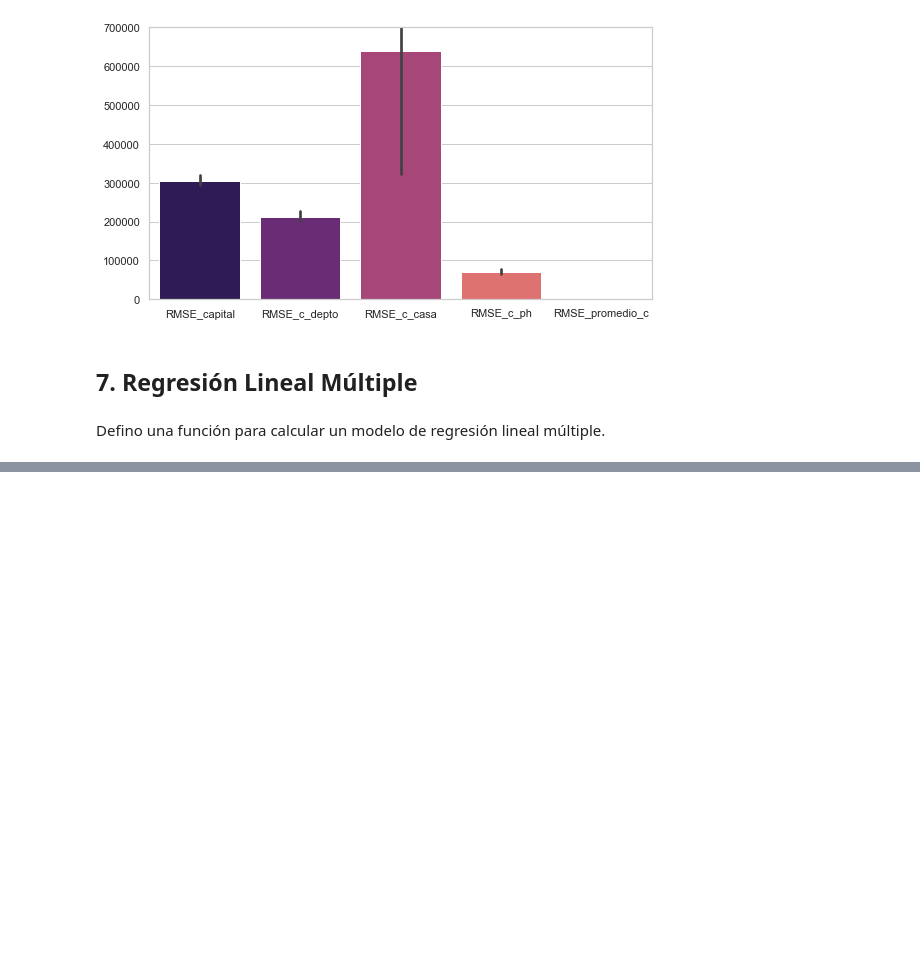
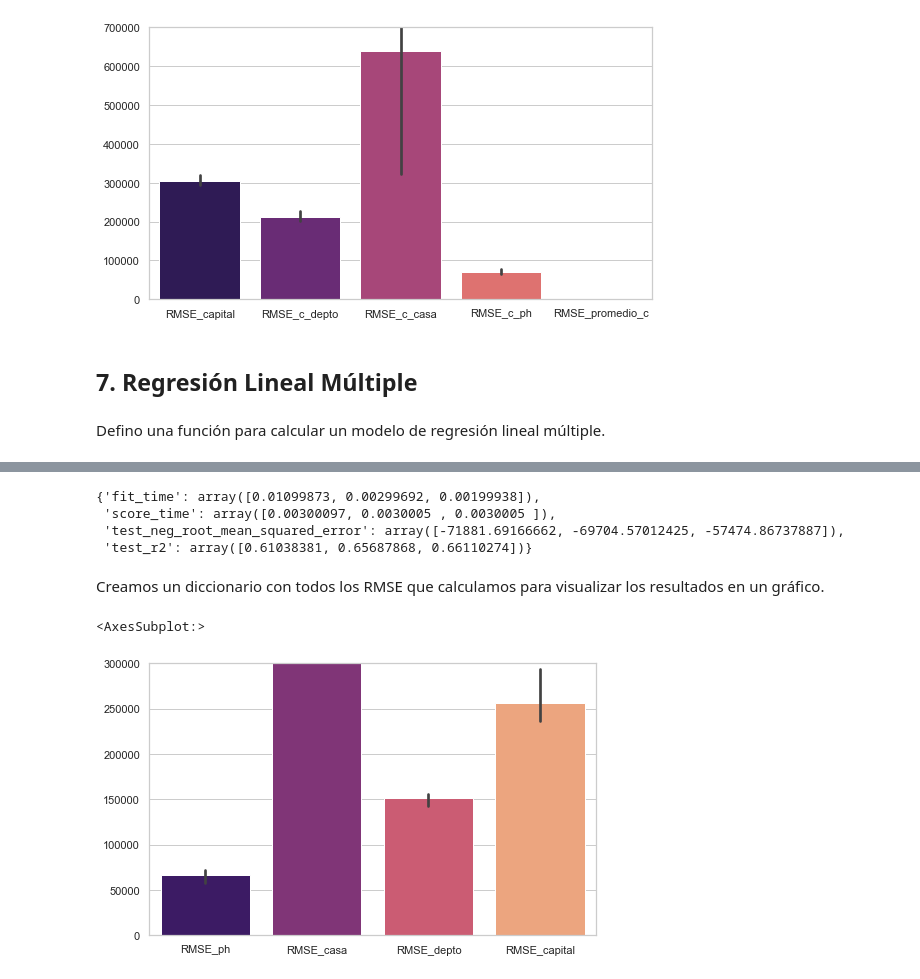
Before and after one commit to Luchiii89/DH_grupo_6, a Jupyter notebook: Desafio_2.ipynb, the cells around one changed output, grey strips where cells are left out. Drawn from its saved outputs; the diff is of its cells as text; code cells hidden in the pictures; blank space fills up the shorter version.

```diff
--- a/Desafio_2.ipynb
+++ b/Desafio_2.ipynb
@@ -690,3 +667,3 @@ df_casa= pd.read_csv('./data/df_casa.csv')
 # %%
-cv_casa, lm_casa = reg_lineal_multiple(df_casa,['surface_covered_in_m2', 'lat', 'lon', 'precio_m2','distance_obelisco'] )
+cv_casa, lm_casa = reg_lineal_multiple(c_casa,['surface_covered_in_m2', 'lat', 'lon', 'precio_m2','subway_distance'] )
 lm_casa.summary()
@@ -694,0 +705,3 @@ cv_casa
+# %%
+cv_ph, lm_ph = reg_lineal_multiple(c_ph,['surface_covered_in_m2', 'lat', 'lon', 'precio_m2','subway_distance'] )
+lm_ph.summary()
@@ -695,13 +734,30 @@ cv_casa
+# %%
+cv_ph
+# %% [output]
+{'fit_time': array([0.01099873, 0.00299692, 0.00199938]),
+ 'score_time': array([0.00300097, 0.0030005 , 0.0030005 ]),
+ 'test_neg_root_mean_squared_error': array([-71881.69166662, -69704.57012425, -57474.86737887]),
+ 'test_r2': array([0.61038381, 0.65687868, 0.66110274])}
+# %% [markdown]
+Creamos un diccionario con todos los RMSE que calculamos para visualizar los resultados en un gráfico.
 # %%
-rmse_dict = {'RMSE_ph' : cv_ph['test_neg_root_mean_squared_error'] , 'RMSE_casa':cv_casa['test_neg_root_mean_squared_error'], 'RMSE_depto':cv_depto['test_neg_root_mean_squared_error'], 'RMSE_store':cv_store['test_neg_root_mean_squared_error'], 'RMSE':cv_tot['test_neg_root_mean_squared_error']}
+rmse_dict = {
+    'RMSE_ph' : cv_ph['test_neg_root_mean_squared_error'] ,
+    'RMSE_casa':cv_casa['test_neg_root_mean_squared_error'],
+    'RMSE_depto':cv_depto['test_neg_root_mean_squared_error'],
+    'RMSE_capital':cv_capital['test_neg_root_mean_squared_error'],
+}
 # %%
 df_plot = pd.DataFrame(rmse_dict)
 # %%
-df_plot[['RMSE', 'RMSE_store','RMSE_casa', 'RMSE_depto', 'RMSE_ph']] = df_plot[['RMSE', 'RMSE_store','RMSE_casa', 'RMSE_depto', 'RMSE_ph']] * -1
+df_plot[['RMSE_capital','RMSE_casa', 'RMSE_depto', 'RMSE_ph']] = df_plot[['RMSE_capital','RMSE_casa', 'RMSE_depto', 'RMSE_ph']] * -1
 # %%
 df_plot['model'] = 'multivariable'
 # %%
-plt.figure(figsize=(8, 6))
+plt.figure(figsize=(8, 5))
 plt.ylim(0, 300000)
 sns.barplot(data=df_plot, palette= 'magma')
+# %% [output]
+<AxesSubplot:>
+[figure, added]
 # %%
```
Also changed, not shown: parts of 94 cells of this notebook.
